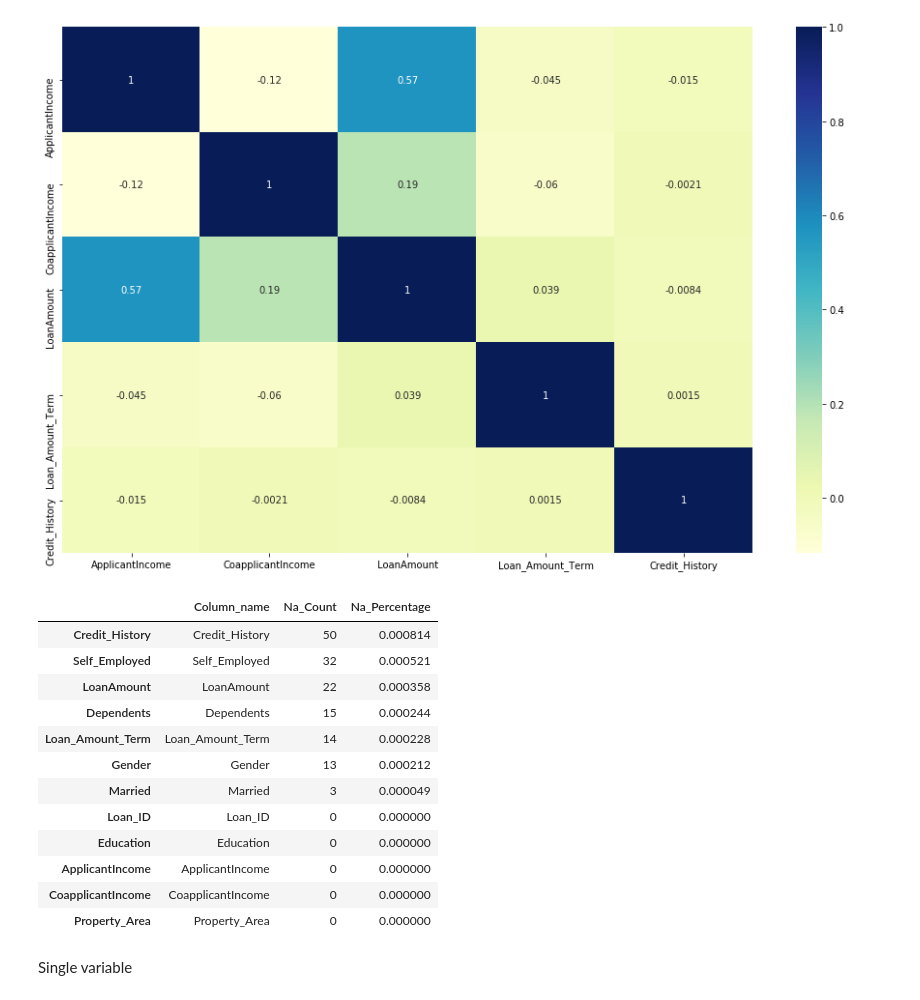
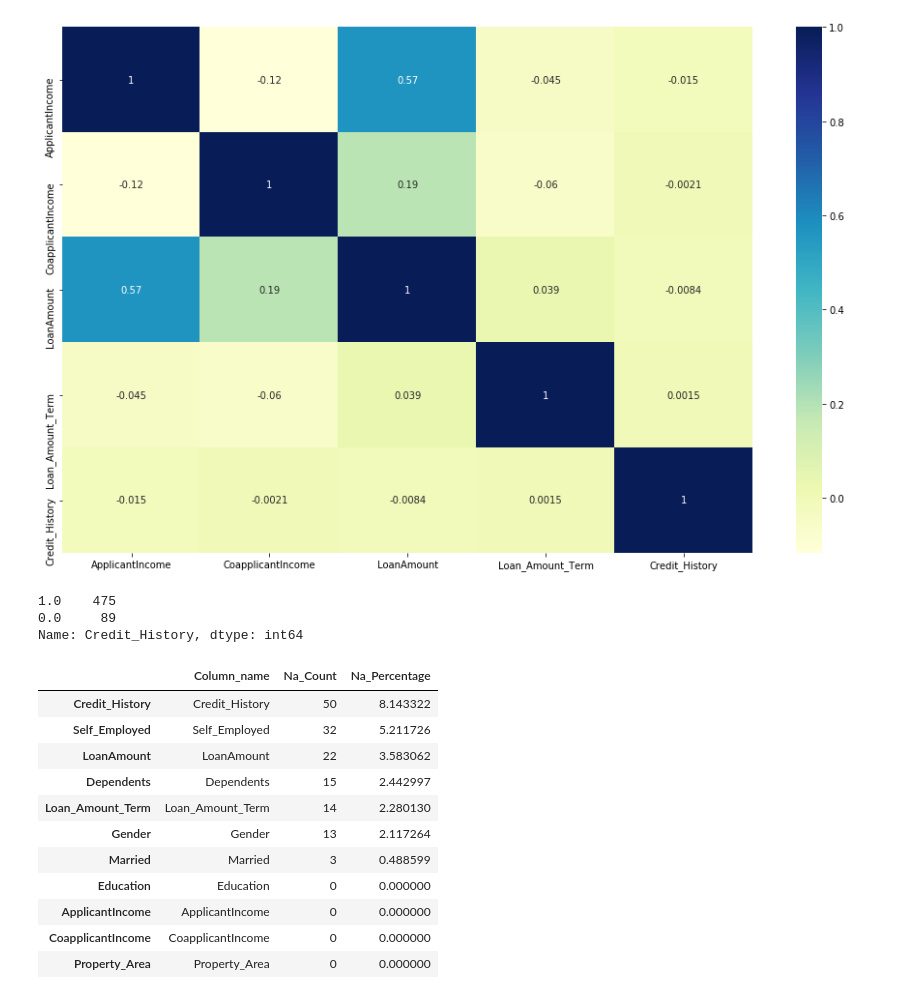
Before and after one commit to avinash5628/Loan-Predection, a Jupyter notebook: loan prediction.ipynb, the cells around one changed output. Cells and saved outputs as stored; diff of their text form; code cells hidden in the pictures.

```diff
--- a/loan prediction.ipynb
+++ b/loan prediction.ipynb
@@ -18,0 +39,2 @@ data.shape
+# %%
+data['LoanAmount_log'] = np.log(data['LoanAmount']).hist(bins=20)
@@ -19,3 +43,6 @@ data.shape
+# %%
+y=data['Loan_Status']
+data=data.drop(columns=['Loan_Status','Loan_ID'])
 # %%
 plt.figure(figsize=(16,10))
 
@@ -23,30 +50,28 @@ sns.heatmap(data.corr(),annot=True, cmap="YlGnBu")
 # %% [output]
 <matplotlib.axes._subplots.AxesSubplot at 0x...>
 [figure]
-# %%
-
-data['Loan_Status']=data['Loan_Status'].map({"Y":1,"N":0})
-y=data['Loan_Status']
-data=data.drop(columns='Loan_Status')
+# %%
+data['Credit_History'].value_counts()
+# %% [output]
+1.0    475
+0.0     89
+Name: Credit_History, dtype: int64
 # %%
 na_df=pd.DataFrame({"Column_name":data.columns,
                      "Na_Count":data.isnull().sum(),
-                     "Na_Percentage":data.isnull().sum()/data.shape[0]/100})
+                     "Na_Percentage":data.isnull().sum()/data.shape[0]*100})
 na_df
 na_df.sort_values(by="Na_Percentage",ascending=False)
 # %% [output]
 |  | Column_name | Na_Count | Na_Percentage |
-| Credit_History | Credit_History | 50 | 0.000814 |
-| Self_Employed | Self_Employed | 32 | 0.000521 |
-| LoanAmount | LoanAmount | 22 | 0.000358 |
-| Dependents | Dependents | 15 | 0.000244 |
-| Loan_Amount_Term | Loan_Amount_Term | 14 | 0.000228 |
-| Gender | Gender | 13 | 0.000212 |
-| Married | Married | 3 | 0.000049 |
-| Loan_ID | Loan_ID | 0 | 0.000000 |
+| Credit_History | Credit_History | 50 | 8.143322 |
+| Self_Employed | Self_Employed | 32 | 5.211726 |
+| LoanAmount | LoanAmount | 22 | 3.583062 |
+| Dependents | Dependents | 15 | 2.442997 |
+| Loan_Amount_Term | Loan_Amount_Term | 14 | 2.280130 |
+| Gender | Gender | 13 | 2.117264 |
+| Married | Married | 3 | 0.488599 |
 | Education | Education | 0 | 0.000000 |
 | ApplicantIncome | ApplicantIncome | 0 | 0.000000 |
 | CoapplicantIncome | CoapplicantIncome | 0 | 0.000000 |
 | Property_Area | Property_Area | 0 | 0.000000 |
-# %% [markdown]
-Single variable
```
Also changed, not shown: parts of 43 cells of this notebook.
